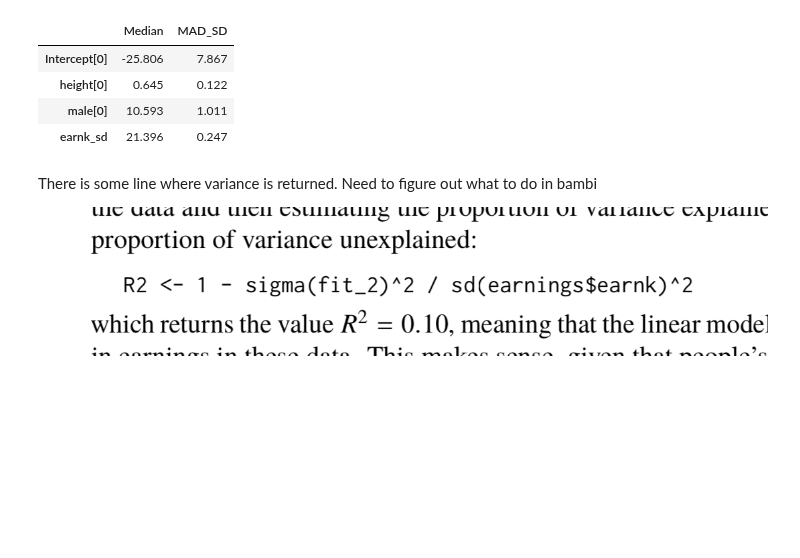
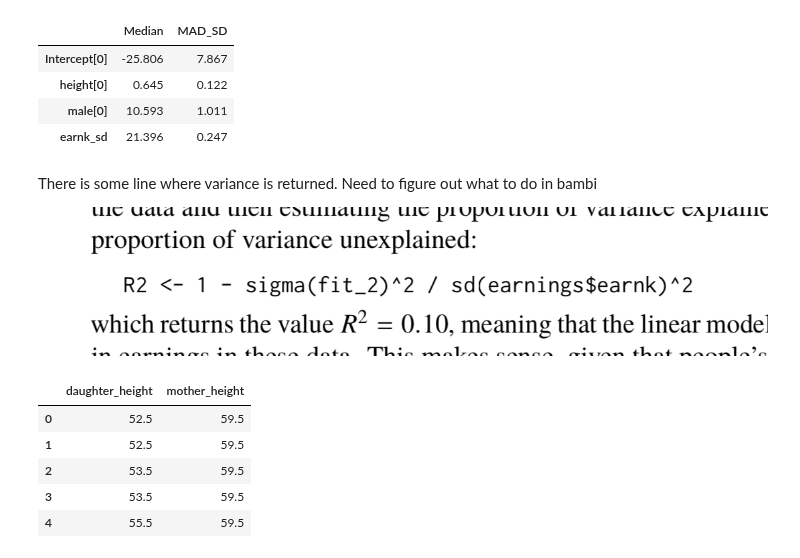
Before and after one commit to bambinos/educational-resources, a Jupyter notebook: ROS/Chapter_6.ipynb, the cells around one changed output. Cells and saved outputs as stored; diff of their text form; code cells hidden in the pictures; blank space fills up the shorter version.

```diff
--- a/ROS/Chapter_6.ipynb
+++ b/ROS/Chapter_6.ipynb
@@ -97,3 +97,14 @@ coefs
 There is some line where variance is returned. Need to figure out what to do in bambi
 
 ![image.png](attachment:image.png)
+# %%
+heights = pd.read_csv("https://raw.githubusercontent.com/avehtari/ROS-Examples/master/PearsonLee/data/Heights.txt",
+                      delimiter=" ")
+heights.iloc[:5]
+# %% [output]
+|  | daughter_height | mother_height |
+| 0 | 52.5 | 59.5 |
+| 1 | 52.5 | 59.5 |
+| 2 | 53.5 | 59.5 |
+| 3 | 53.5 | 59.5 |
+| 4 | 55.5 | 59.5 |
```
Also changed, not shown: parts of 8 cells of this notebook.
